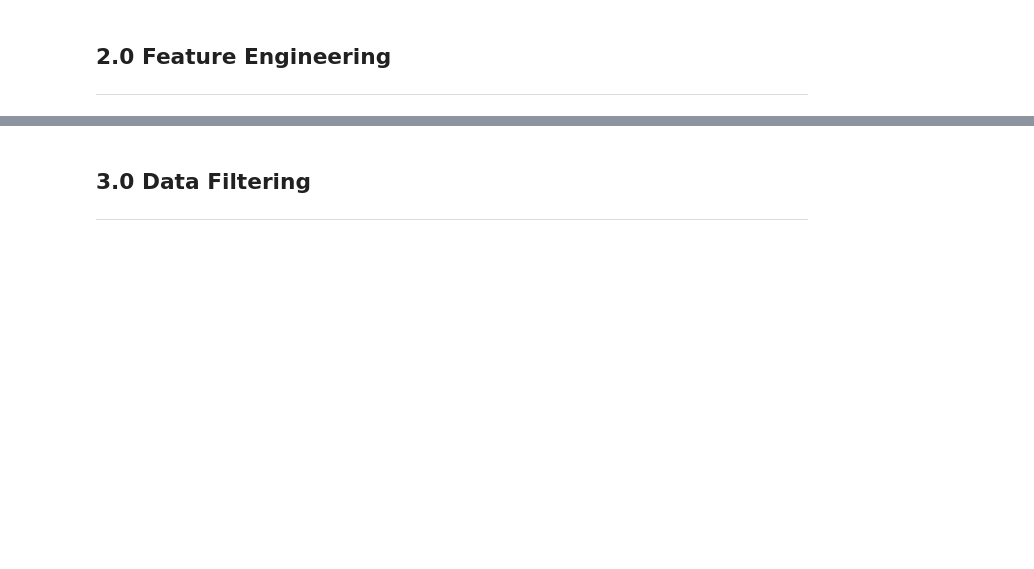
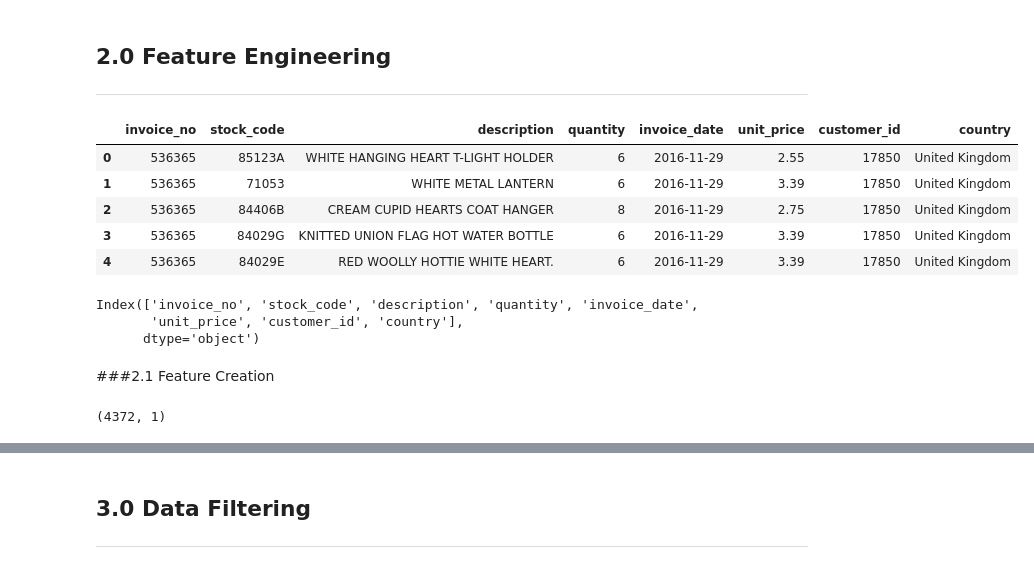
Before and after one commit to jessicanadalete/clustering_fidelity, a Jupyter notebook: Clustering_Fidelity_Project.ipynb, the cells around one changed output, grey strips where cells are left out. Saved outputs shown, nothing was run; the diff lists cells and outputs as text; code cells hidden in the pictures; blank space fills up the shorter version.

```diff
--- a/Clustering_Fidelity_Project.ipynb
+++ b/Clustering_Fidelity_Project.ipynb
@@ -131,3 +133,5 @@ dtype: int64
 df1['invoice_date'] = pd.to_datetime(df1['invoice_date'],format='%d-%b-%y')
 # %%
 df1['customer_id'] = df1['customer_id'].astype(int)
+# %%
+df1['unit_price'] = df1['unit_price'].astype(float)
@@ -136,3 +153,29 @@ df1['customer_id'] = df1['customer_id'].astype(int)
 # %% [markdown]
 ## 2.0 Feature Engineering
 -----
+# %%
+df2 = df1.copy()
+# %%
+df2.head()
+# %% [output]
+|  | invoice_no | stock_code | description | quantity | invoice_date | unit_price | customer_id | country |
+| 0 | 536365 | 85123A | WHITE HANGING HEART T-LIGHT HOLDER | 6 | 2016-11-29 | 2.55 | 17850 | United Kingdom |
+| 1 | 536365 | 71053 | WHITE METAL LANTERN | 6 | 2016-11-29 | 3.39 | 17850 | United Kingdom |
+| 2 | 536365 | 84406B | CREAM CUPID HEARTS COAT HANGER | 8 | 2016-11-29 | 2.75 | 17850 | United Kingdom |
+| 3 | 536365 | 84029G | KNITTED UNION FLAG HOT WATER BOTTLE | 6 | 2016-11-29 | 3.39 | 17850 | United Kingdom |
+| 4 | 536365 | 84029E | RED WOOLLY HOTTIE WHITE HEART. | 6 | 2016-11-29 | 3.39 | 17850 | United Kingdom |
+# %%
+df2.columns
+# %% [output]
+Index(['invoice_no', 'stock_code', 'description', 'quantity', 'invoice_date',
+       'unit_price', 'customer_id', 'country'],
+      dtype='object')
+# %% [markdown]
+###2.1 Feature Creation
+# %%
+#data reference - creating a dataframe with unique values
+df_ref = df2.drop(['invoice_no', 'stock_code', 'description', 'quantity', 'invoice_date',
+       'unit_price', 'country'], axis=1).drop_duplicates(ignore_index=True) #extrating customer_ids and reseting index
+df_ref.shape
+# %% [output]
+(4372, 1)
```
Also changed, not shown: parts of 24 cells of this notebook.
